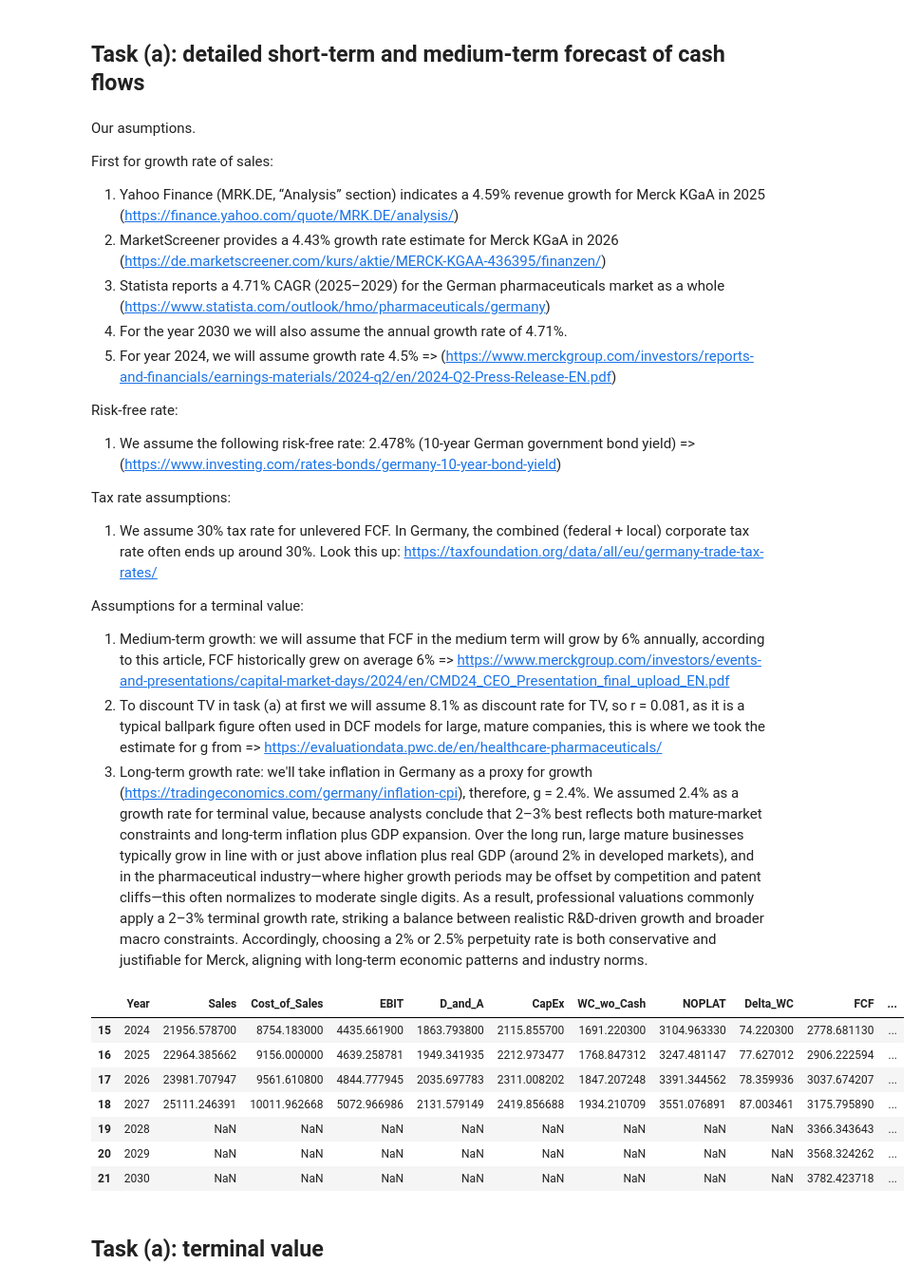
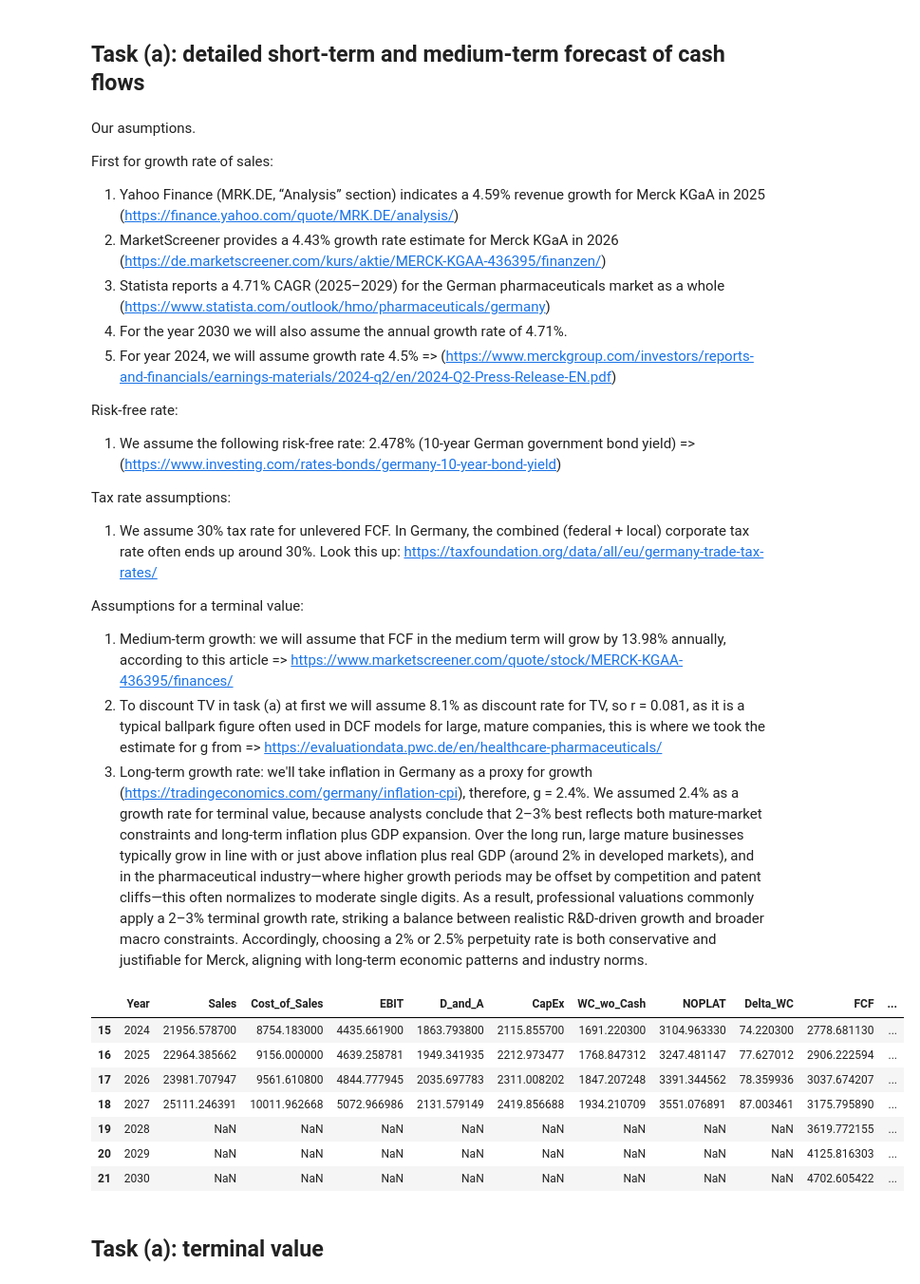
Before and after one commit to Japulgarin/Advanced-Corporate-Finance, a Jupyter notebook: ACF_assignment.ipynb, the cells around one changed output. Shown at 95% size. Cells and saved outputs as stored; diff of their text form; code cells hidden in the pictures.

```diff
--- a/ACF_assignment.ipynb
+++ b/ACF_assignment.ipynb
@@ -27,7 +27,7 @@ Tax rate assumptions:
 1. We assume 30% tax rate for unlevered FCF. In Germany, the combined (federal + local) corporate tax rate often ends up around 30%. Look this up: https://taxfoundation.org/data/all/eu/germany-trade-tax-rates/
 
 Assumptions for a terminal value:
-1. Medium-term growth: we will assume that FCF in the medium term will grow by 6% annually, according to this article, FCF historically grew on average 6% => https://www.merckgroup.com/investors/events-and-presentations/capital-market-days/2024/en/CMD24_CEO_Presentation_final_upload_EN.pdf
+1. Medium-term growth: we will assume that FCF in the medium term will grow by 13.98% annually, according to this article => https://www.marketscreener.com/quote/stock/MERCK-KGAA-436395/finances/
 2. To discount TV in task (a) at first we will assume 8.1% as discount rate for TV, so r = 0.081, as it is a typical ballpark figure often used in DCF models for large, mature companies, this is where we took the estimate for g from => https://evaluationdata.pwc.de/en/healthcare-pharmaceuticals/
 3. Long-term growth rate: we'll take inflation in Germany as a proxy for growth (https://tradingeconomics.com/germany/inflation-cpi), therefore, g = 2.4%. We assumed 2.4% as a growth rate for terminal value, because analysts conclude that 2–3% best reflects both mature-market constraints and long-term inflation plus GDP expansion. Over the long run, large mature businesses typically grow in line with or just above inflation plus real GDP (around 2% in developed markets), and in the pharmaceutical industry—where higher growth periods may be offset by competition and patent cliffs—this often normalizes to moderate single digits. As a result, professional valuations commonly apply a 2–3% terminal growth rate, striking a balance between realistic R&D-driven growth and broader macro constraints. Accordingly, choosing a 2% or 2.5% perpetuity rate is both conservative and justifiable for Merck, aligning with long-term economic patterns and industry norms.
 # %%
@@ -141,37 +141,37 @@ df_forecast = pd.DataFrame(forecast_data)
 df_merged = pd.concat([df_hist, df_forecast], ignore_index=True).sort_values("Year")
 
 # This is to make sure years 2028-2030 exist in the DataFrame
 for year in range(2028, 2031):
     if year not in df_merged["Year"].values:
         df_merged = pd.concat([df_merged, pd.DataFrame({"Year": [year]})], ignore_index=True)
 
 # Next for the further forecast horizon we calculate FCF growth rate from 2023 to 2027
 df_merged["FCF_Growth_Rate"] = df_merged["FCF"].pct_change()
 
 # Medium-term growth: we will assume that FCF in the medium term will grow by 6% annually
-medium_term_growth_rate = 0.06
+medium_term_growth_rate = 0.1398
 
 # And then we apply the mean growth rate to forecast FCF for 2028-2030
 for year in range(2028, 2031):
     prev_fcf = df_merged.loc[df_merged["Year"] == year - 1, "FCF"].values[0]
     forecast_fcf = prev_fcf * (1 + medium_term_growth_rate) # We use 2.4% for the medium-term growth rate
     df_merged.loc[df_merged["Year"] == year, "FCF"] = forecast_fcf
 
 # Here we recalculate FCF growth rate after updating FCF for 2028-2030
 df_merged["FCF_Growth_Rate"] = df_merged["FCF"].pct_change()
 
 # And finally we display the results
 df_final_result_updated = df_merged[df_merged["Year"] >= 2024].copy()
 df_final_result_updated
 # %% [output]
 |  | Year | Sales | Cost_of_Sales | EBIT | D_and_A | CapEx | WC_wo_Cash | NOPLAT | Delta_WC | FCF | ... |
 | 15 | 2024 | 21956.578700 | 8754.183000 | 4435.661900 | 1863.793800 | 2115.855700 | 1691.220300 | 3104.963330 | 74.220300 | 2778.681130 | ... |
 | 16 | 2025 | 22964.385662 | 9156.000000 | 4639.258781 | 1949.341935 | 2212.973477 | 1768.847312 | 3247.481147 | 77.627012 | 2906.222594 | ... |
 | 17 | 2026 | 23981.707947 | 9561.610800 | 4844.777945 | 2035.697783 | 2311.008202 | 1847.207248 | 3391.344562 | 78.359936 | 3037.674207 | ... |
 | 18 | 2027 | 25111.246391 | 10011.962668 | 5072.966986 | 2131.579149 | 2419.856688 | 1934.210709 | 3551.076891 | 87.003461 | 3175.795890 | ... |
-| 19 | 2028 | NaN | NaN | NaN | NaN | NaN | NaN | NaN | NaN | 3366.343643 | ... |
-| 20 | 2029 | NaN | NaN | NaN | NaN | NaN | NaN | NaN | NaN | 3568.324262 | ... |
-| 21 | 2030 | NaN | NaN | NaN | NaN | NaN | NaN | NaN | NaN | 3782.423718 | ... |
+| 19 | 2028 | NaN | NaN | NaN | NaN | NaN | NaN | NaN | NaN | 3619.772155 | ... |
+| 20 | 2029 | NaN | NaN | NaN | NaN | NaN | NaN | NaN | NaN | 4125.816303 | ... |
+| 21 | 2030 | NaN | NaN | NaN | NaN | NaN | NaN | NaN | NaN | 4702.605422 | ... |
 # %% [markdown]
 ## Task (a): terminal value
 # %%
```
Also changed, not shown: parts of 15 cells of this notebook.
